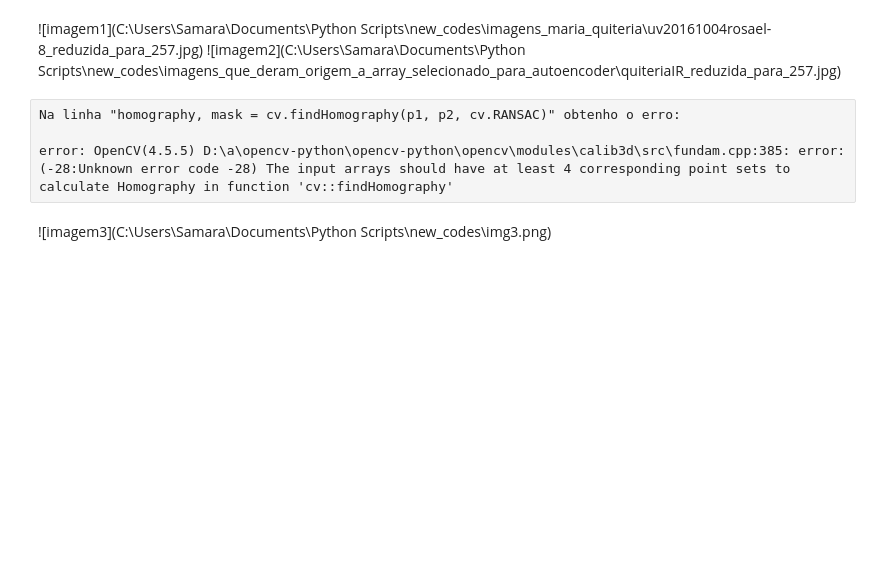
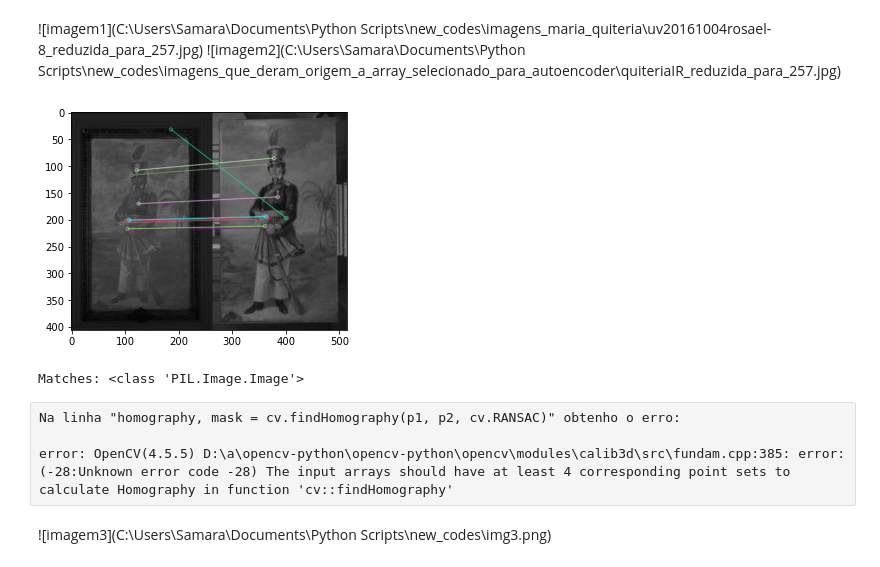
Before and after one commit to samarabia007/extrair_features_imagens, a Jupyter notebook: Registro_com_imagens_Ma_Quiteria.ipynb, the cells around one changed output. Cells and saved outputs as stored; diff of their text form; code cells hidden in the pictures; blank space fills up the shorter version.

```diff
--- a/Registro_com_imagens_Ma_Quiteria.ipynb
+++ b/Registro_com_imagens_Ma_Quiteria.ipynb
@@ -17,35 +33,39 @@ img2 = cv.imread('quiteriaIR_reduzida_para_257.jpg', cv.IMREAD_GRAYSCALE)
 orb = cv.ORB_create()
 kp1, des1 = orb.detectAndCompute(img1, None)
 kp2, des2 = orb.detectAndCompute(img2, None)
 
 # Dar o Brute Force Matcher e os descriptors bf.Match(des1, des2)
 bf = cv.BFMatcher (cv.NORM_HAMMING, crossCheck = True)
 matches = bf.match(des1, des2)
 
 # Ordena-os por distância
 matches = sorted(matches, key = lambda x:x.distance)
 
 # Cria variáveis com uma das dimensões do tamanho do número de matches
 matches = matches[:int(len(matches)*90)]
 no_of_matches = len(matches)
 p1 = np.zeros((no_of_matches, 2))
 p2 = np.zeros((no_of_matches, 2))
 
 # Atribui o queryIdx dos kp1 dos matches da img1 à variável p1 e os trainIdx da img2 (à variável p2)
 for i in range(len(matches)):
     p1[i, :] = kp1[matches[i].queryIdx].pt
     p2[i, :] = kp2[matches[i].trainIdx].pt
 
 # Cria máscara, homografia e através delas cria uma imagem transformada da img1 com o alinhamento da img2
 homography, mask = cv.findHomography(p1, p2, cv.RANSAC)
-transformed_img = cv.warpPerspective(img1, homography, (706,705))
+transformed_img = cv.warpPerspective(img1, homography, (264,406))
 cv.imwrite('imagem_transformada.jpg', transformed_img)
 
-# Desenha os 10 primeiros matches
+# Desenha os 10 primeiros matches, salva e mostra as informações
 img3 = cv.drawMatches(img1,kp1,img2,kp2,matches[:10],None,flags=cv.DrawMatchesFlags_NOT_DRAW_SINGLE_POINTS)
 plt.imshow(img3),plt.show()
 img3 = Image.fromarray(img3)
 img3.save('img3.png', format = 'PNG')
+print('Matches:', type(img3))
+# %% [output]
+[figure, added]
+Matches: <class 'PIL.Image.Image'>
 # %% [raw]
 Na linha "homography, mask = cv.findHomography(p1, p2, cv.RANSAC)" obtenho o erro:
 
```
Also changed, not shown: parts of 3 cells of this notebook.
